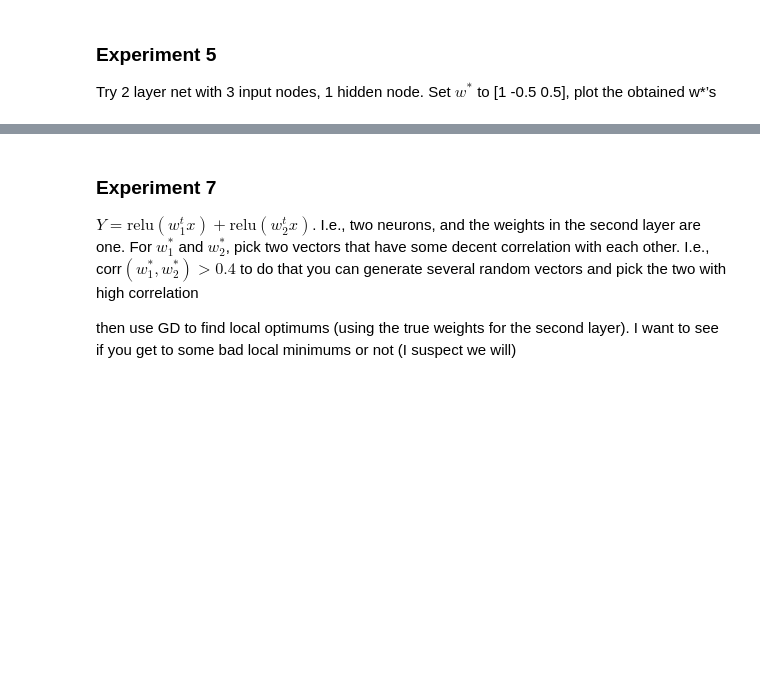
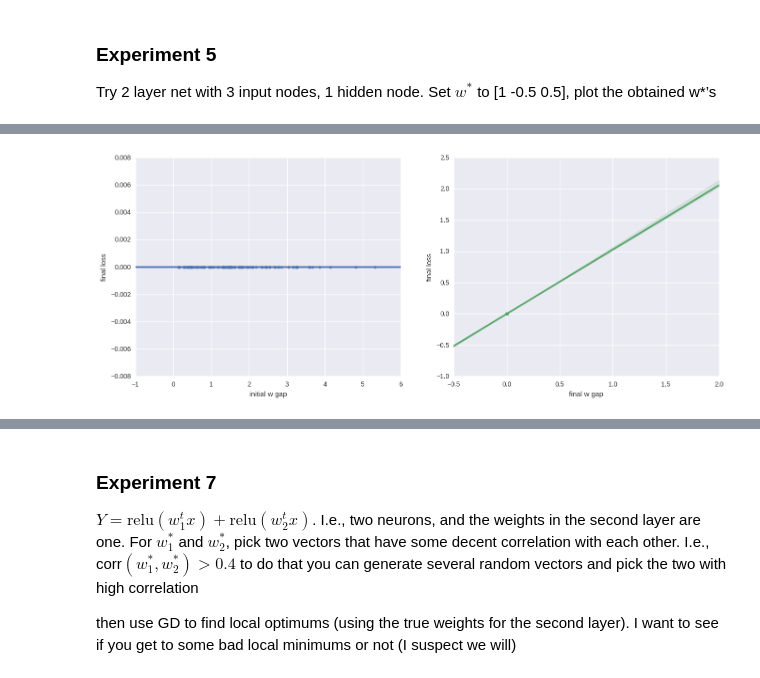
Before and after one commit to jessemzhang/porcupine_neural_networks, a Jupyter notebook: understanding_when_GD_succeeds_iid_2plot_losswgapnormalized.ipynb, the cells around one changed output, grey strips where cells are left out. Drawn from its saved outputs; the diff is of its cells as text; code cells hidden in the pictures; blank space fills up the shorter version.

```diff
--- a/understanding_when_GD_succeeds_iid_2plot_losswgapnormalized.ipynb
+++ b/understanding_when_GD_succeeds_iid_2plot_losswgapnormalized.ipynb
@@ -290,0 +279,8 @@ Wall time: 12min 23s
+# %%
+%%time
+# Make sure vectors have decent correlation
+w = {'weights': np.array([[1.0],[-0.5],[0.5]])}
+all_weights,all_final_loss = run_exp_and_plot(p=3,N=10000,h=1,build_func=arch.mlp_simple,
+                                              num_epochs=100,verbose=False,logdir_suffix='_set_wtrue_to_1_-0.5_0.5',
+                                              w=w,return_stuff=True)
+# %% [output]
@@ -291,3 +291,4 @@ Wall time: 12min 23s
+[figure, added]
 # %%
 final_weights = np.array([i['weights'].reshape(-1) for i in all_weights])
 
```
Also changed, not shown: parts of 20 cells of this notebook.
